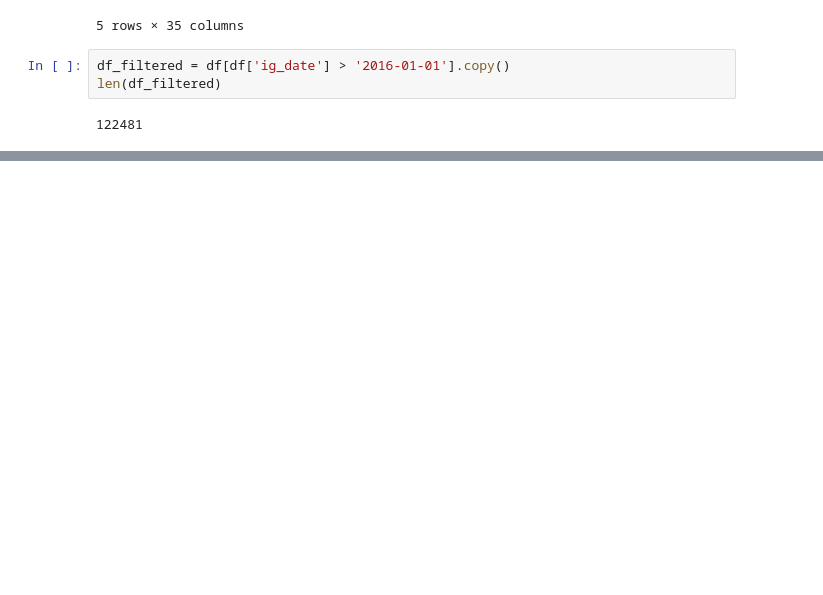
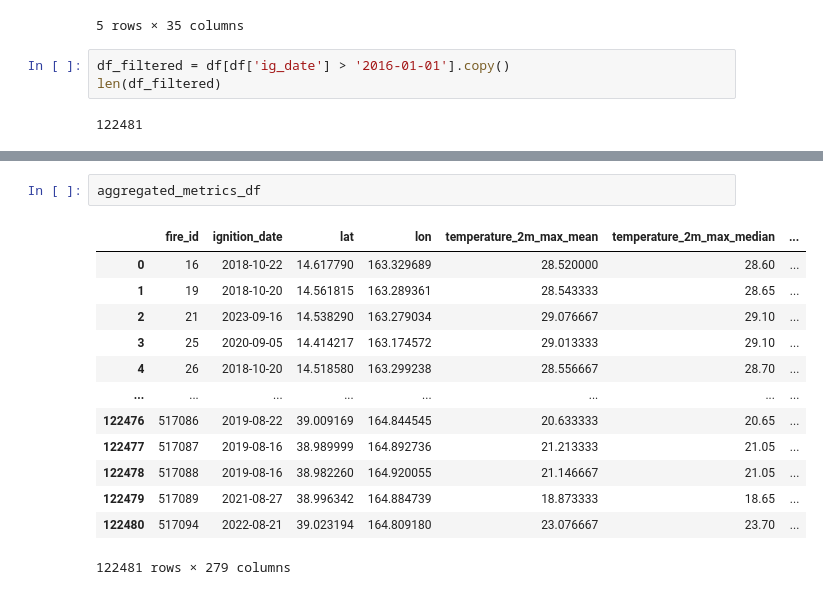
Before and after one commit to wdas03/climate-modelling, a Jupyter notebook: src/weather_data.ipynb, the cells around one changed output, grey strips where cells are left out. Saved outputs shown, nothing was run; the diff lists cells and outputs as text; blank space fills up the shorter version.

```diff
--- a/src/weather_data.ipynb
+++ b/src/weather_data.ipynb
@@ -213,0 +455,16 @@ df.to_csv('fired_conus_with_weather.csv', index=False)
+# %%
+aggregated_metrics_df
+# %% [output]
+|  | fire_id | ignition_date | lat | lon | temperature_2m_max_mean | temperature_2m_max_median | ... |
+| 0 | 16 | 2018-10-22 | 14.617790 | 163.329689 | 28.520000 | 28.60 | ... |
+| 1 | 19 | 2018-10-20 | 14.561815 | 163.289361 | 28.543333 | 28.65 | ... |
+| 2 | 21 | 2023-09-16 | 14.538290 | 163.279034 | 29.076667 | 29.10 | ... |
+| 3 | 25 | 2020-09-05 | 14.414217 | 163.174572 | 29.013333 | 29.10 | ... |
+| 4 | 26 | 2018-10-20 | 14.518580 | 163.299238 | 28.556667 | 28.70 | ... |
+| ... | ... | ... | ... | ... | ... | ... | ... |
+| 122476 | 517086 | 2019-08-22 | 39.009169 | 164.844545 | 20.633333 | 20.65 | ... |
+| 122477 | 517087 | 2019-08-16 | 38.989999 | 164.892736 | 21.213333 | 21.05 | ... |
+| 122478 | 517088 | 2019-08-16 | 38.982260 | 164.920055 | 21.146667 | 21.05 | ... |
+| 122479 | 517089 | 2021-08-27 | 38.996342 | 164.884739 | 18.873333 | 18.65 | ... |
+| 122480 | 517094 | 2022-08-21 | 39.023194 | 164.809180 | 23.076667 | 23.70 | ... |
+122481 rows × 279 columns
```
Also changed, not shown: parts of 22 cells of this notebook.
